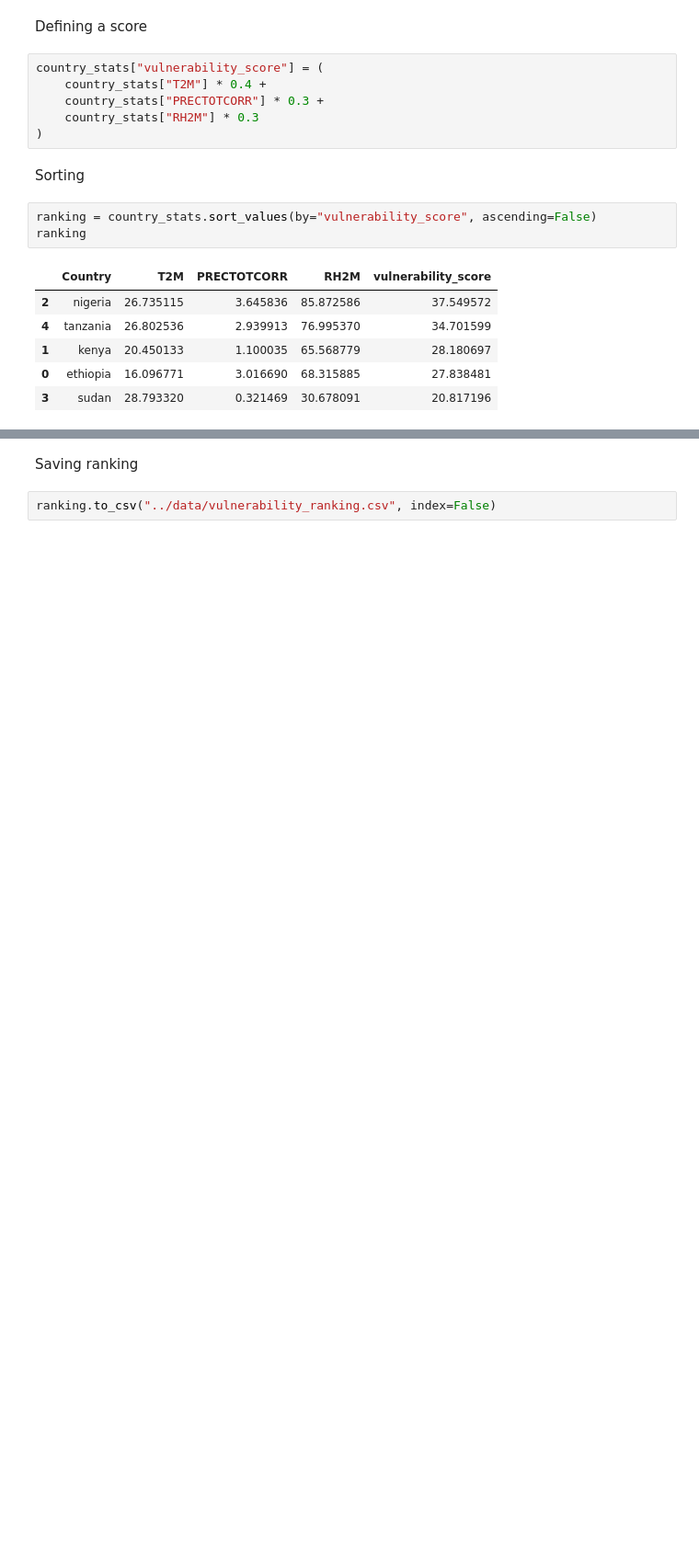
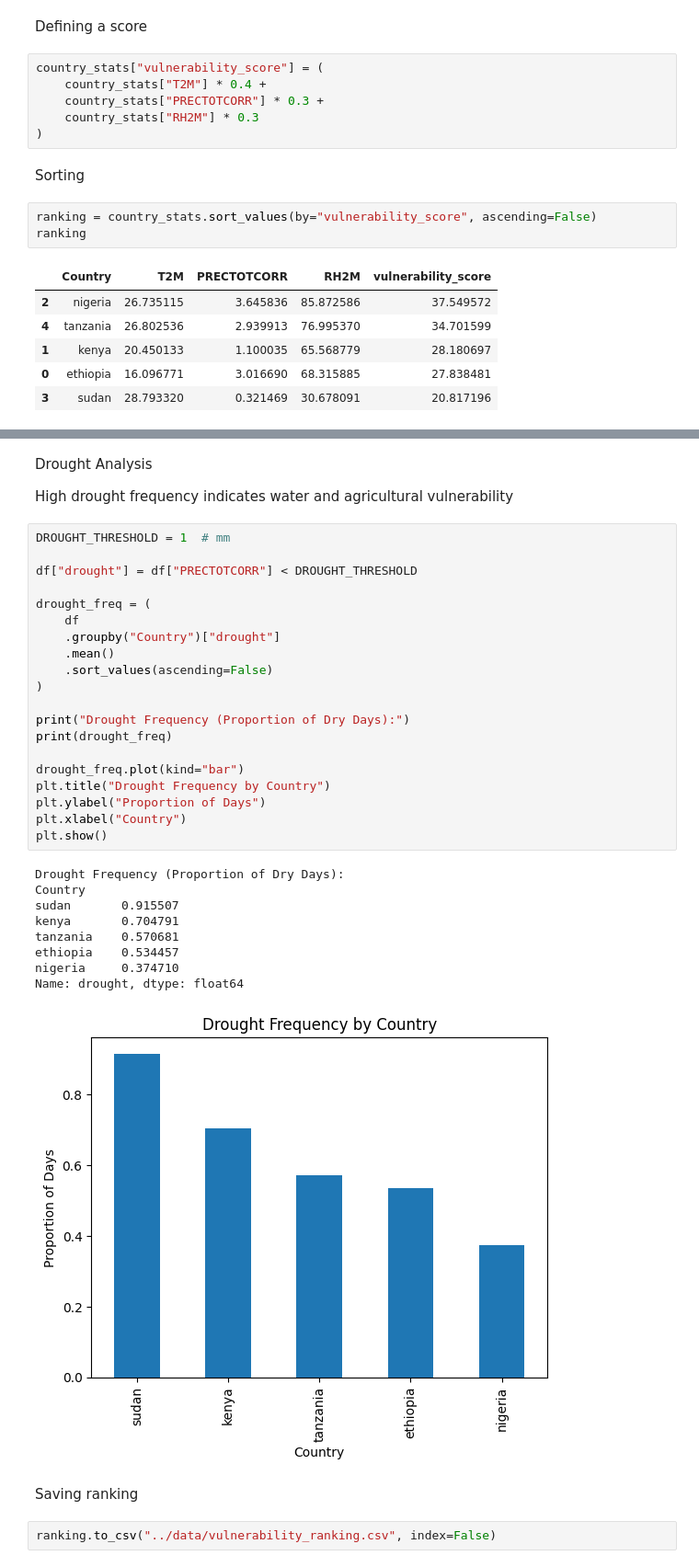
Before and after one commit to arsema-s/climate-challenge-week0, a Jupyter notebook: notebooks/multi_country_analysis.ipynb, the cells around one changed output, grey strips where cells are left out. Shown at 92% size. Cells and saved outputs as stored; diff of their text form; blank space fills up the shorter version.

```diff
--- a/notebooks/multi_country_analysis.ipynb
+++ b/notebooks/multi_country_analysis.ipynb
@@ -80,3 +116,37 @@ ranking
+# %% [markdown]
+Drought Analysis
+
+High drought frequency indicates water and agricultural vulnerability
+# %%
+DROUGHT_THRESHOLD = 1  # mm
+
+df["drought"] = df["PRECTOTCORR"] < DROUGHT_THRESHOLD
+
+drought_freq = (
+    df
+    .groupby("Country")["drought"]
+    .mean()
+    .sort_values(ascending=False)
+)
+
+print("Drought Frequency (Proportion of Dry Days):")
+print(drought_freq)
+
+drought_freq.plot(kind="bar")
+plt.title("Drought Frequency by Country")
+plt.ylabel("Proportion of Days")
+plt.xlabel("Country")
+plt.show()
+# %% [output]
+Drought Frequency (Proportion of Dry Days):
+Country
+sudan       0.915507
+kenya       0.704791
+tanzania    0.570681
+ethiopia    0.534457
+nigeria     0.374710
+Name: drought, dtype: float64
+[figure, added]
 # %% [markdown]
 Saving ranking
 # %%
```
Also changed, not shown: parts of 3 cells of this notebook.
